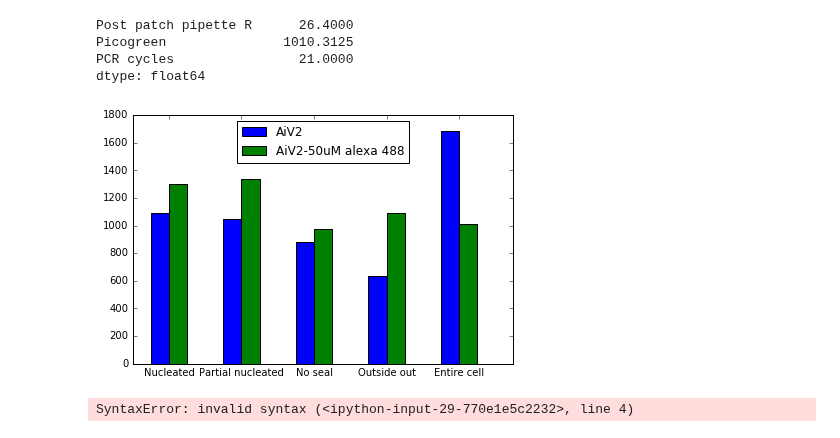
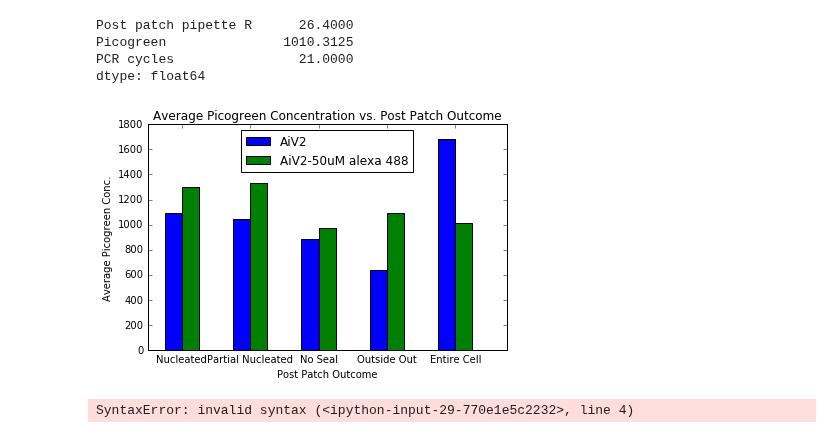
Before and after one commit to ru57y34nn/patchseq_gdoc_analysis, a Jupyter notebook: Effect_of_Alexa_on_Picogreen_Concentrations.ipynb, the cells around one changed output. Saved outputs shown, nothing was run; the diff lists cells and outputs as text; code cells hidden in the pictures.

Commit message:
updated graphs

```diff
--- a/Effect_of_Alexa_on_Picogreen_Concentrations.ipynb
+++ b/Effect_of_Alexa_on_Picogreen_Concentrations.ipynb
@@ -352,20 +352,29 @@ PCR cycles                21.0000
 dtype: float64
 # %%
 n_groups = 5
+
 standard = [1092.446309, 1046.19209, 882.553535, 637.590909, 1681.0]
 alexa = [1301.132780, 1333.769811, 973.888112, 1090.090909, 1010.3125]
 index = np.arange(n_groups)
 #index = [1,2,3,4,5]
 bar_width = 0.25
+
 rects1 = plt.bar(index, standard, bar_width, color='b', label='AiV2')
+
 rects2 = plt.bar(index+bar_width, alexa, bar_width, color='g', label='AiV2-50uM alexa 488')
-plt.xticks(index + bar_width, ('Nucleated', 'Partial nucleated', 'No seal', 'Outside out', 'Entire cell'))
+
+plt.xticks(index + bar_width, ('Nucleated', 'Partial Nucleated', 'No Seal', 'Outside Out', 'Entire Cell'))
+plt.title("Average Picogreen Concentration vs. Post Patch Outcome")
+plt.xlabel("Post Patch Outcome")
+plt.ylabel("Average Picogreen Conc.")
 axes = plt.gca()
-axes.set_xlim([-.25,5.])
+axes.set_xlim([-.25,5])
 plt.legend(loc='upper center')
 plt.tight_layout()
+
+plt.savefig("Picogreen Conc vs Post Patch Outcome", dp)
 # %% [output]
-[figure, old version]
+[figure, new version]
 # %%
 import plotly.plotly as py
 import plotly.graph_objs as go
```
Also changed, not shown: 1 other file.
